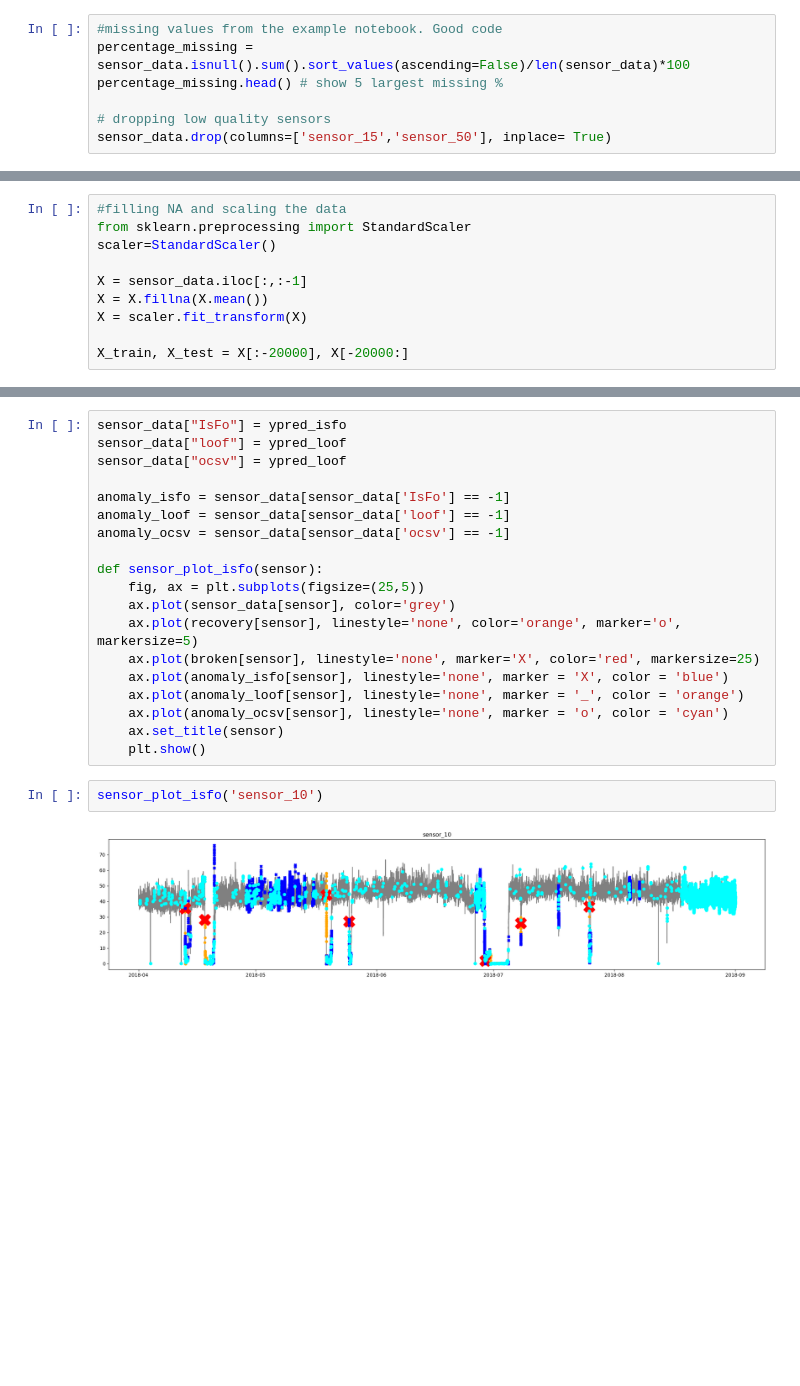
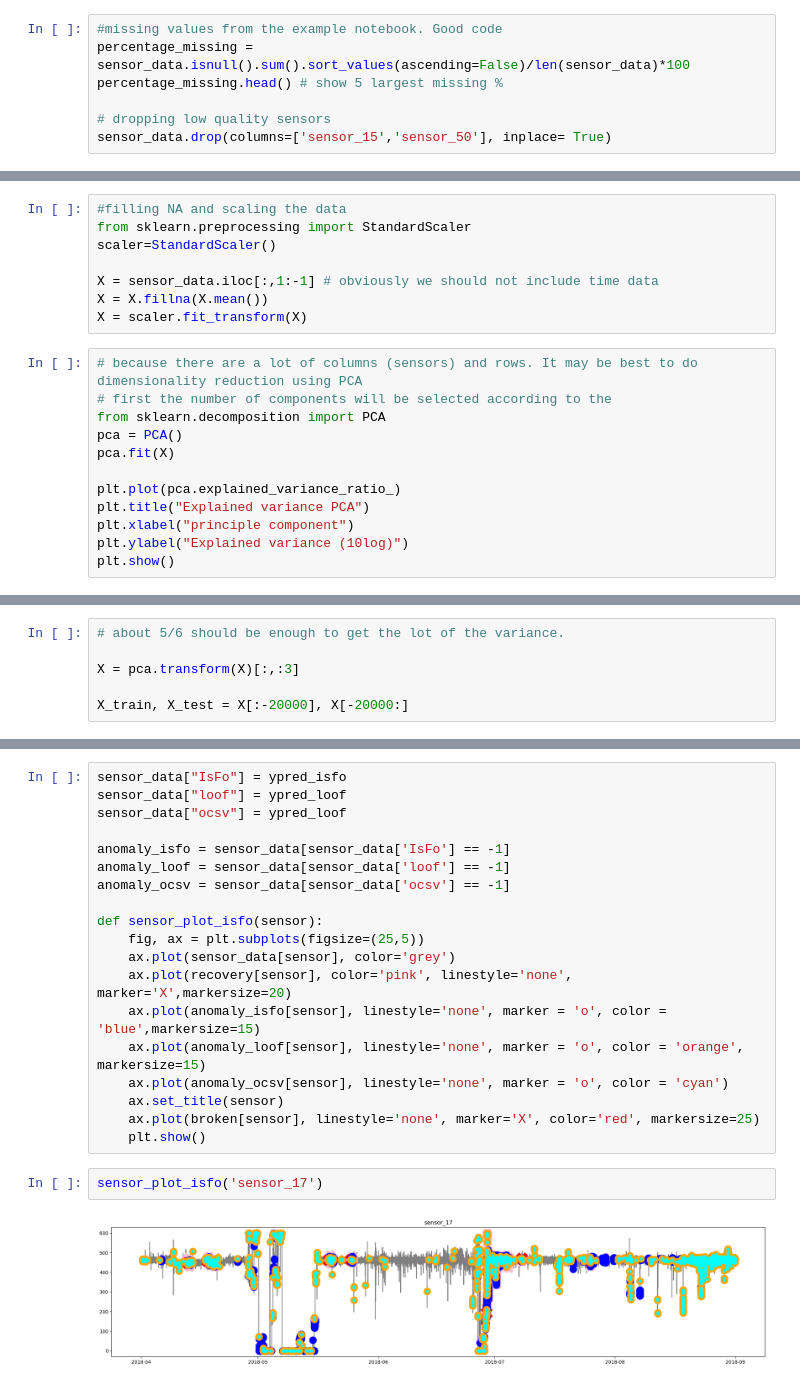
Before and after one commit to Tniemeijer/Data_science_3, a Jupyter notebook: unsupervised/portfolio_assignment_3.ipynb, the cells around one changed output, grey strips where cells are left out. Drawn from its saved outputs; the diff is of its cells as text; blank space fills up the shorter version.

```diff
--- a/unsupervised/portfolio_assignment_3.ipynb
+++ b/unsupervised/portfolio_assignment_3.ipynb
@@ -91,8 +91,18 @@ sensor_plot('sensor_51')
 from sklearn.preprocessing import StandardScaler
 scaler=StandardScaler()
 
-X = sensor_data.iloc[:,:-1]
+X = sensor_data.iloc[:,1:-1] # obviously we should not include time data
 X = X.fillna(X.mean())
 X = scaler.fit_transform(X)
-
-X_train, X_test = X[:-20000], X[-20000:]
+# %%
+# because there are a lot of columns (sensors) and rows. It may be best to do dimensionality reduction using PCA
+# first the number of components will be selected according to the
+from sklearn.decomposition import PCA
+pca = PCA()
+pca.fit(X)
+
+plt.plot(pca.explained_variance_ratio_)
+plt.title("Explained variance PCA")
+plt.xlabel("principle component")
+plt.ylabel("Explained variance (10log)")
+plt.show()
@@ -99,3 +111,9 @@ X_train, X_test = X[:-20000], X[-20000:]
+# %%
+# about 5/6 should be enough to get the lot of the variance.
+
+X = pca.transform(X)[:,:3]
+
+X_train, X_test = X[:-20000], X[-20000:]
 # %%
 from sklearn.ensemble import IsolationForest
 from sklearn.neighbors import LocalOutlierFactor
@@ -130,14 +148,14 @@ anomaly_ocsv = sensor_data[sensor_data['ocsv'] == -1]
 def sensor_plot_isfo(sensor):
     fig, ax = plt.subplots(figsize=(25,5))
     ax.plot(sensor_data[sensor], color='grey')
-    ax.plot(recovery[sensor], linestyle='none', color='orange', marker='o', markersize=5)
-    ax.plot(broken[sensor], linestyle='none', marker='X', color='red', markersize=25)
-    ax.plot(anomaly_isfo[sensor], linestyle='none', marker = 'X', color = 'blue')
-    ax.plot(anomaly_loof[sensor], linestyle='none', marker = '_', color = 'orange')
+    ax.plot(recovery[sensor], color='pink', linestyle='none', marker='X',markersize=20)
+    ax.plot(anomaly_isfo[sensor], linestyle='none', marker = 'o', color = 'blue',markersize=15)
+    ax.plot(anomaly_loof[sensor], linestyle='none', marker = 'o', color = 'orange', markersize=15)
     ax.plot(anomaly_ocsv[sensor], linestyle='none', marker = 'o', color = 'cyan')
     ax.set_title(sensor)
+    ax.plot(broken[sensor], linestyle='none', marker='X', color='red', markersize=25)
     plt.show()
 # %%
-sensor_plot_isfo('sensor_10')
+sensor_plot_isfo('sensor_17')
 # %% [output]
-[figure, old version]
+[figure, new version]
```
Also changed, not shown: parts of 4 cells of this notebook, 6 other files.
